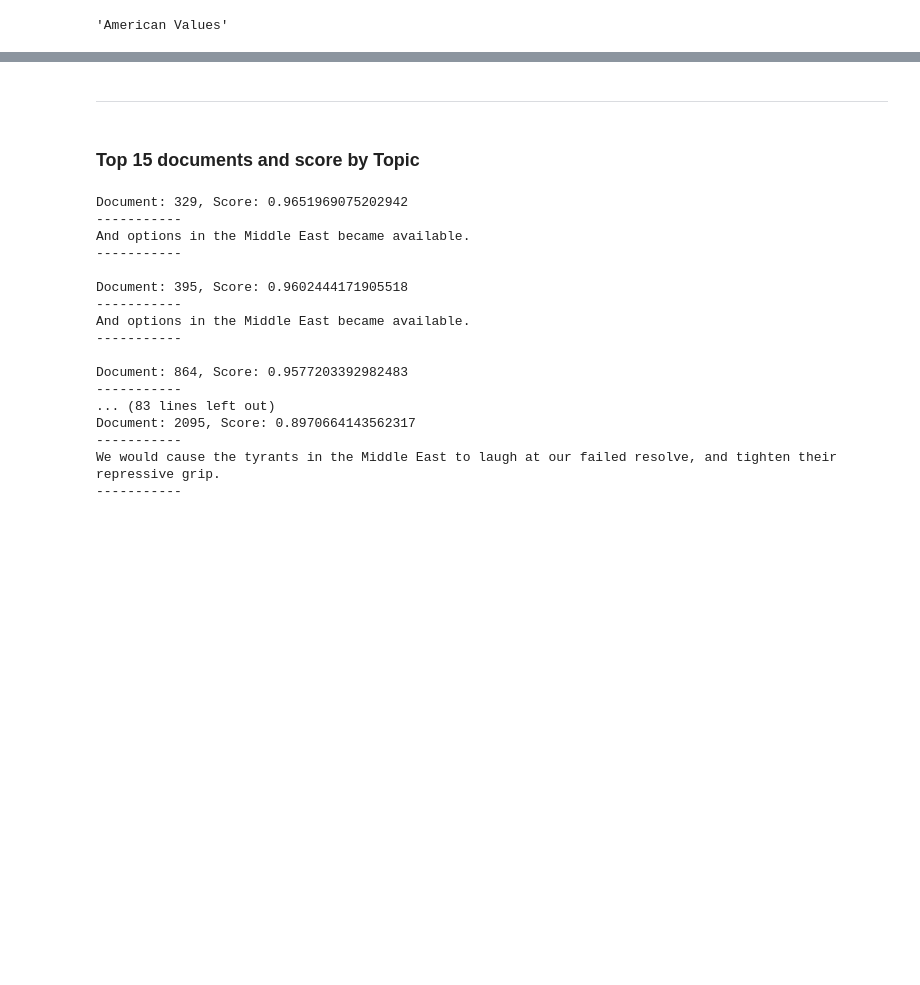
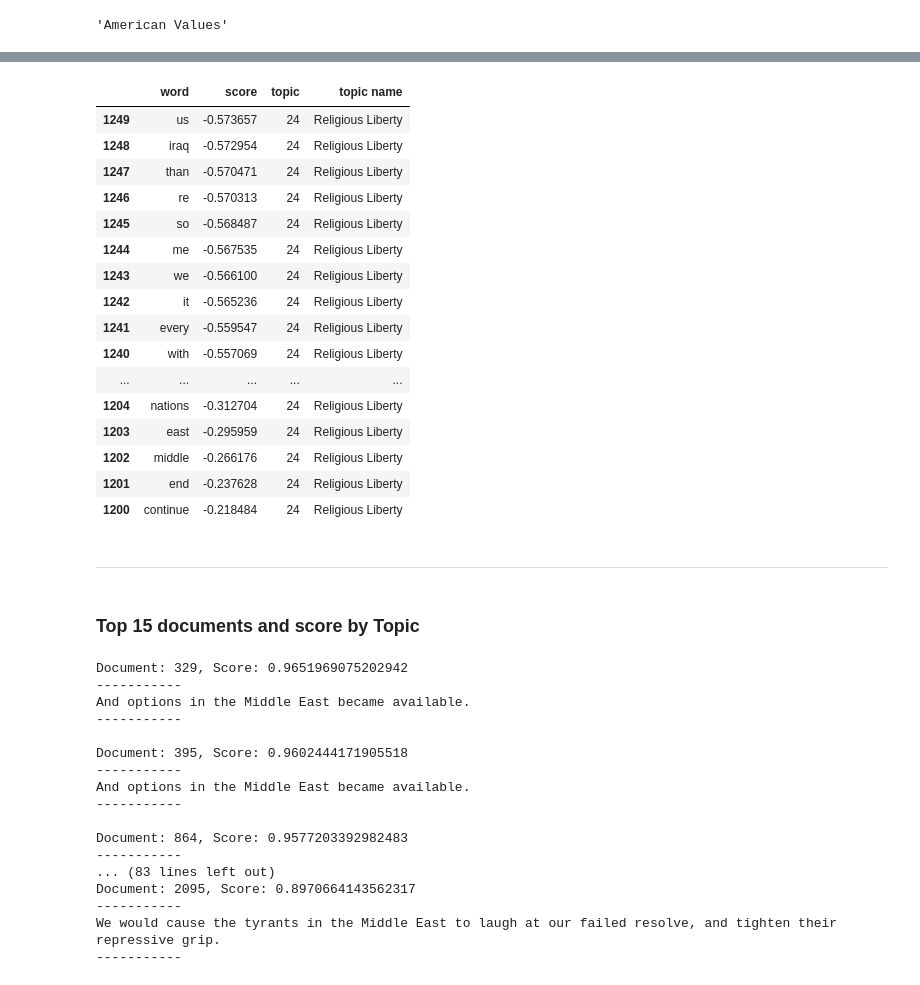
Before and after one commit to Kasheme/NLP, a Jupyter notebook: US Presedential Speeches/Dash App/notebooks/topic model results viz.ipynb, the cells around one changed output, grey strips where cells are left out. Saved outputs shown, nothing was run; the diff lists cells and outputs as text; code cells hidden in the pictures; blank space fills up the shorter version.

```diff
--- a/US Presedential Speeches/Dash App/notebooks/topic model results viz.ipynb
+++ b/US Presedential Speeches/Dash App/notebooks/topic model results viz.ipynb
@@ -513,3 +511,11 @@ df = df[df['topic'] == 1].sort_values(by='score', ascending=True)
 df['topic name'].unique()[0]
 # %% [output]
 'American Values'
+# %%
+def get_words_bar_chart(topic):
+    df = topic_word_df_final[topic_word_df_final['topic'] == topic]
+    if sum(df['score']) < 0:
+        df = df.sort_values(by='score', ascending=True)
+    else:
+        df = df.sort_values(by='score', ascending=False)
+    return df
@@ -516,3 +545,23 @@ df['topic name'].unique()[0]
+# %%
+get_words_bar_chart(24)
+# %% [output]
+|  | word | score | topic | topic name |
+| 1249 | us | -0.573657 | 24 | Religious Liberty |
+| 1248 | iraq | -0.572954 | 24 | Religious Liberty |
+| 1247 | than | -0.570471 | 24 | Religious Liberty |
+| 1246 | re | -0.570313 | 24 | Religious Liberty |
+| 1245 | so | -0.568487 | 24 | Religious Liberty |
+| 1244 | me | -0.567535 | 24 | Religious Liberty |
+| 1243 | we | -0.566100 | 24 | Religious Liberty |
+| 1242 | it | -0.565236 | 24 | Religious Liberty |
+| 1241 | every | -0.559547 | 24 | Religious Liberty |
+| 1240 | with | -0.557069 | 24 | Religious Liberty |
+| ... | ... | ... | ... | ... |
+| 1204 | nations | -0.312704 | 24 | Religious Liberty |
+| 1203 | east | -0.295959 | 24 | Religious Liberty |
+| 1202 | middle | -0.266176 | 24 | Religious Liberty |
+| 1201 | end | -0.237628 | 24 | Religious Liberty |
+| 1200 | continue | -0.218484 | 24 | Religious Liberty |
 # %% [markdown]
 ---
 # %% [markdown]
```
Also changed, not shown: parts of 10 cells of this notebook, 3 other files.
